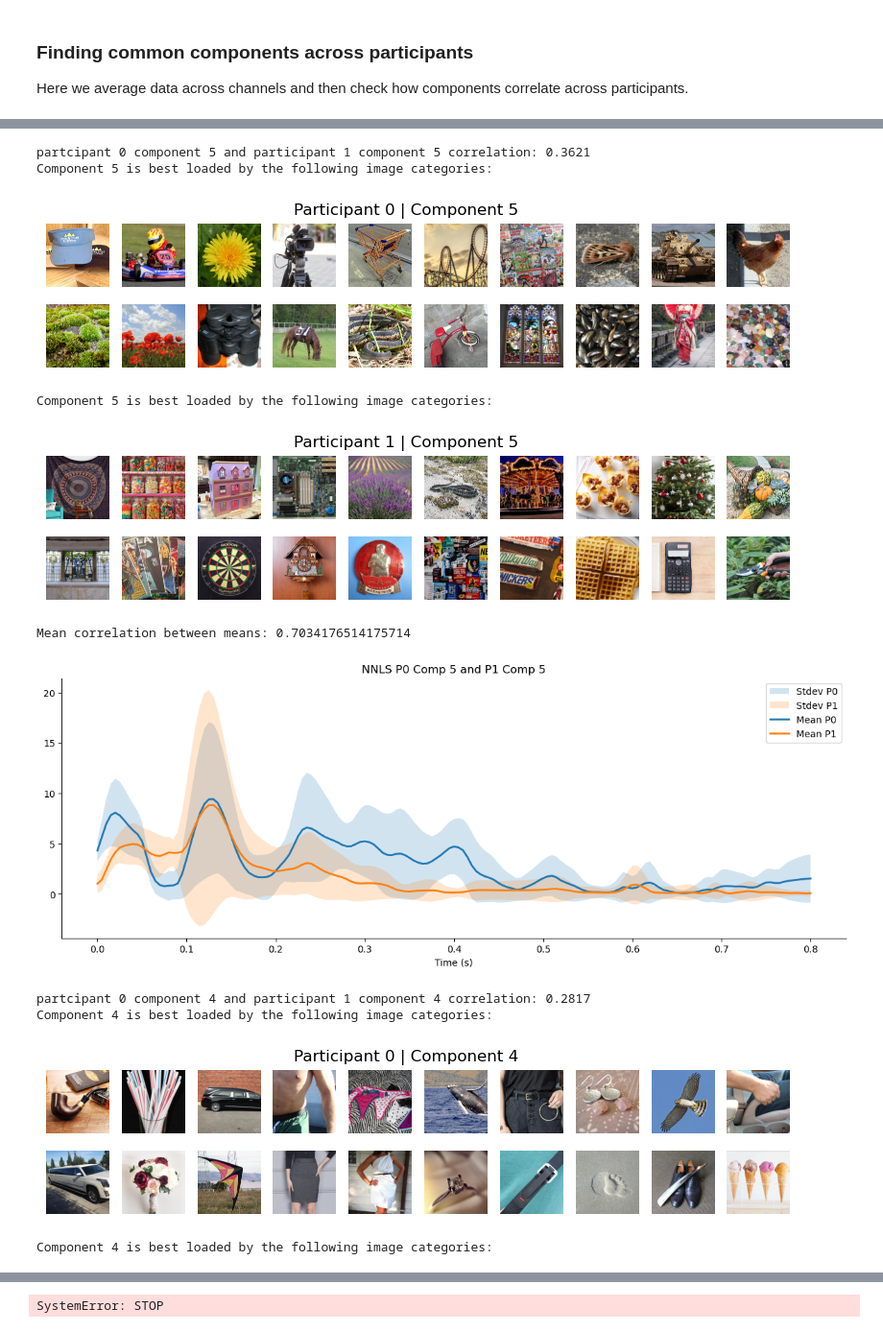
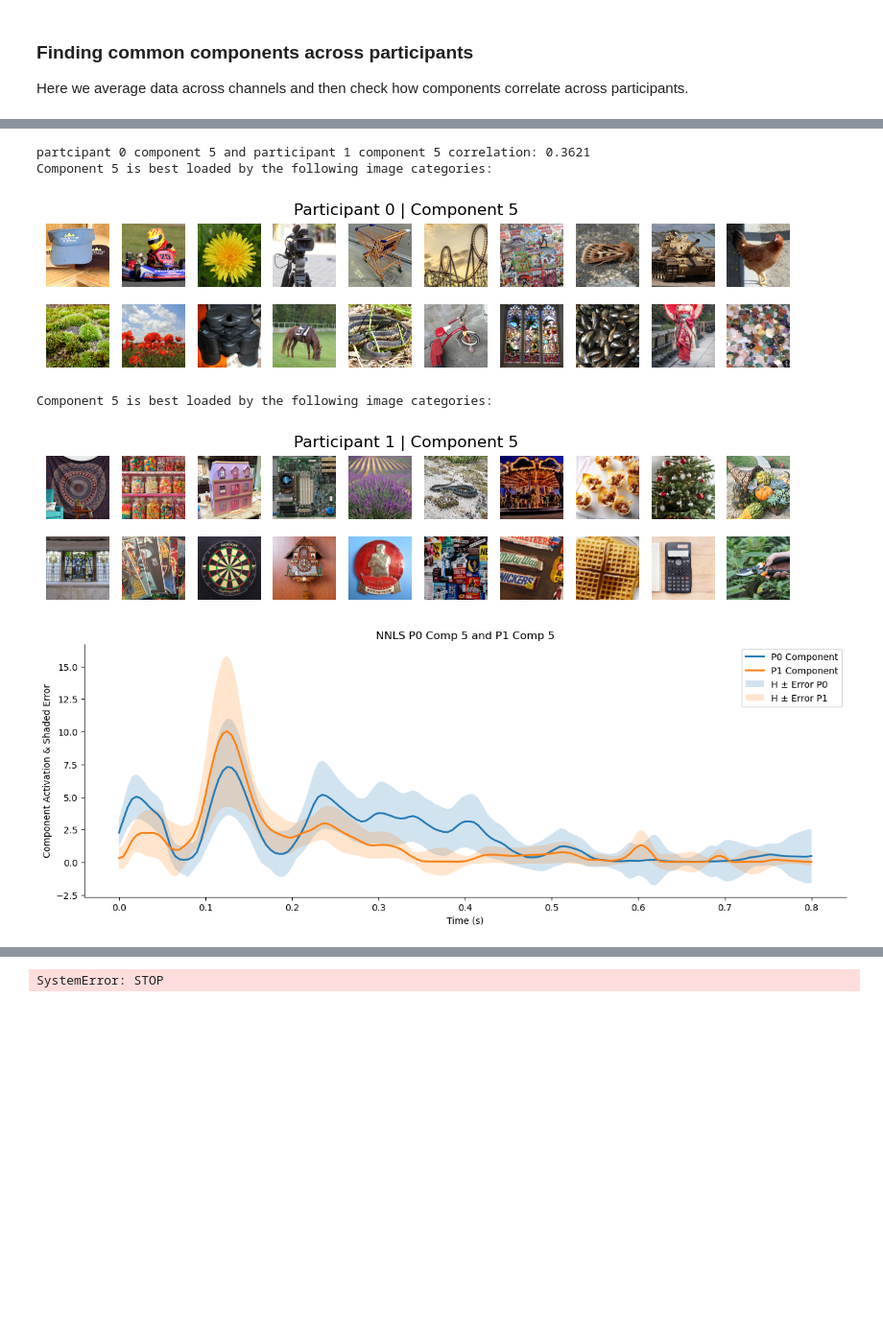
Before and after one commit to AtharvSuryawanshi/Neural-Representations-using-Things-Database, a Jupyter notebook: notebooks/NMF_meg10.ipynb, the cells around one changed output, grey strips where cells are left out. Shown at 96% size. Cells and saved outputs as stored; diff of their text form; code cells hidden in the pictures; blank space fills up the shorter version.

Commit message:
better plotting time dynamics using NMF isntead of mean

```diff
--- a/notebooks/NMF_meg10.ipynb
+++ b/notebooks/NMF_meg10.ipynb
@@ -694,37 +735,32 @@ def max_corr_components(participant1, participant2):
 p1 = 0
 p2 = 1
 unique_pairs, corr_matrix = max_corr_components(p1, p2)
-for pair in unique_pairs[:3]:
+for pair in unique_pairs[:1]:
     print(f"partcipant {p1} component {pair[0]} and participant {p2} component {pair[1]} correlation: {corr_matrix[pair[0], pair[1]]:.4f}")
     print_specific_component_images(idk, p1, pair[0], images_to_show=20, rows = 2)
     print_specific_component_images(idk, p2, pair[1], images_to_show=20, rows = 2)
     nnls_1 = perform_plot_nnls(idk, p1, idk.X_dict[p1], channel_plt=1, baseline_regressor=True, plot=False)
     nnls_2 = perform_plot_nnls(idk, p2, idk.X_dict[p2], channel_plt=1, baseline_regressor=True, plot=False)
     plot_summarized_components(nnls_1[pair[0],:,:], nnls_2[pair[1],:,:], participants = [p1, p2], title = f"NNLS P{p1} Comp {pair[0]} and P{p2} Comp {pair[1]}")
 
     # temp1 = idk.H_dict[p1].reshape(nmf_components, idk.NOS_CHANNELS_OPT, idk.NOS_TIME_POINTS)
     # temp2 = idk.H_dict[p2].reshape(nmf_components, idk.NOS_CHANNELS_OPT, idk.NOS_TIME_POINTS)
     # temp1 = temp1 - temp1.min()
     # temp2 = temp2 - temp2.min()
     # Compute the correlation matrix across all channels for each component to give 10 subplots of imshow
     # plt.figure(figsize=(15, 5))
     # plt.plot(idk.time_points_new, temp1[pair[0], 20:, :].T, alpha = 0.1)
     # plt.plot(idk.time_points_new, temp1[pair[0], 20:, :].mean(axis=0), color = 'red', lw = 2, label = f"Participant {p1} Component {pair[0]}")
     # plt.plot(idk.time_points_new, temp2[pair[1], 20:, :].T, alpha = 0.1)
     # plt.plot(idk.time_points_new, temp2[pair[1], 20:, :].mean(axis=0), color = 'blue', lw = 2, label = f"Participant {p2} Component {pair[1]}")
     # plt.show()
     # plot_summarized_components(temp1[pair[0]], temp2[pair[1]], dim = 2, title = f"H matrix NMF P{p1} Comp {pair[0]} and P{p2} Comp {pair[1]}")
 # %% [output]
 [[(5, 5), 0.3621212263595201], [(4, 4), 0.28173404639938593], [(0, 0), 0.2705347029310711], [(7, 6), 0.22858617555604085], [(12, 9), 0.19031453858413944], [(3, 3), 0.11865469126304604], [(1, 11), 0.11 ...
 [figure]
 partcipant 0 component 5 and participant 1 component 5 correlation: 0.3621
 Component 5 is best loaded by the following image categories:
 [figure]
 Component 5 is best loaded by the following image categories:
 [figure]
-Mean correlation between means: 0.7034176514175714
-[figure, old version]
+[figure, new version]
-partcipant 0 component 4 and participant 1 component 4 correlation: 0.2817
-Component 4 is best loaded by the following image categories:
-[figure, removed]
-Component 4 is best loaded by the following image categories:
```
Also changed, not shown: parts of 2 cells of this notebook.
